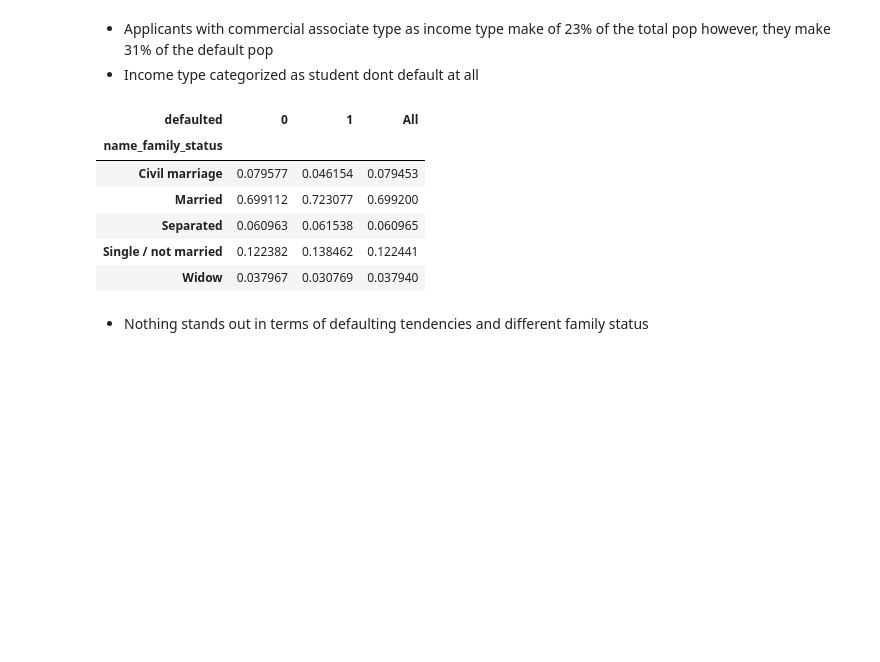
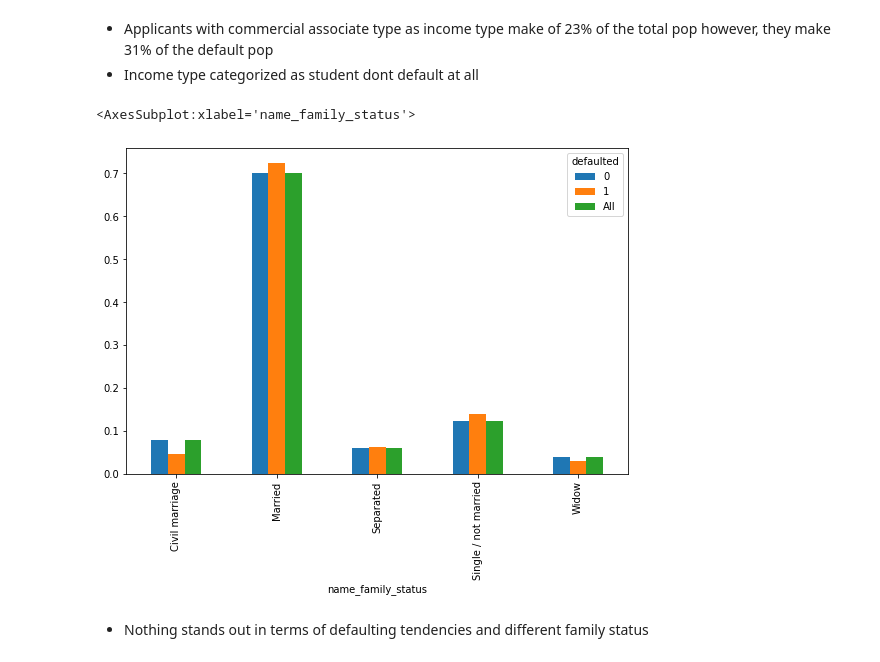
Before and after one commit to credit-risk-management-predictor/credit-risk-management-predictor, a Jupyter notebook: Bibek-explore-v2.ipynb, the cells around one changed output. Saved outputs shown, nothing was run; the diff lists cells and outputs as text; code cells hidden in the pictures; blank space fills up the shorter version.

```diff
--- a/Bibek-explore-v2.ipynb
+++ b/Bibek-explore-v2.ipynb
@@ -298,15 +285,10 @@ pd.crosstab(train.name_income_type, train.defaulted, margins = True, normalize =
 # %%
 # lets do a crosstab between family status and the defauled column
 
-pd.crosstab(train.name_family_status, train.defaulted, margins = True, normalize = 'columns')
+pd.crosstab(train.name_family_status, train.defaulted, margins = True, normalize = 'columns').plot(kind = 'bar')
 # %% [output]
-| defaulted | 0 | 1 | All |
-| name_family_status |  |  |  |
-| Civil marriage | 0.079577 | 0.046154 | 0.079453 |
-| Married | 0.699112 | 0.723077 | 0.699200 |
-| Separated | 0.060963 | 0.061538 | 0.060965 |
-| Single / not married | 0.122382 | 0.138462 | 0.122441 |
-| Widow | 0.037967 | 0.030769 | 0.037940 |
+<AxesSubplot:xlabel='name_family_status'>
+[figure, added]
 # %% [markdown]
 - Nothing stands out in terms of defaulting tendencies and different family status
 # %%
```
Also changed, not shown: parts of 12 cells of this notebook.
